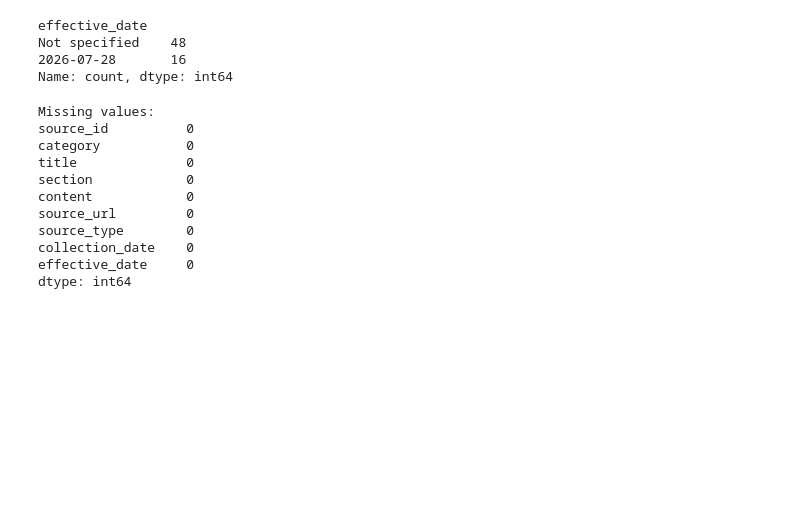
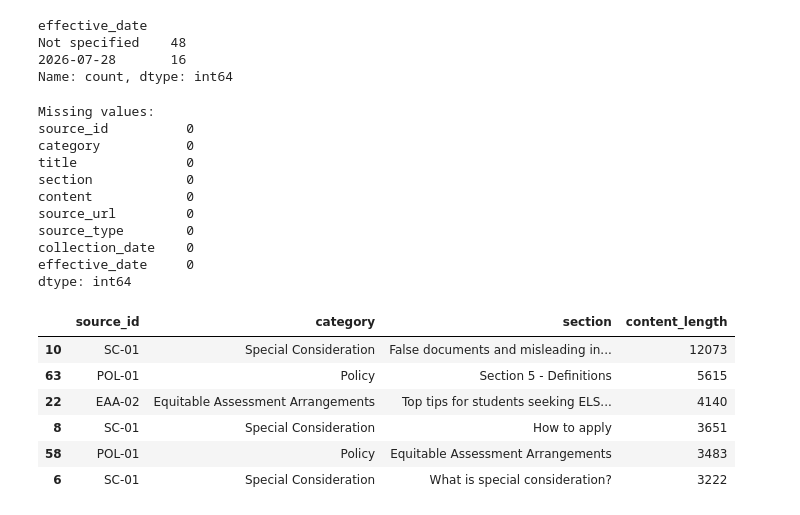
Before and after one commit to S4199668/walert-group64, a Jupyter notebook: version_2/Final_1.ipynb, the cells around one changed output. Drawn from its saved outputs; the diff is of its cells as text; code cells hidden in the pictures; blank space fills up the shorter version.

```diff
--- a/version_2/Final_1.ipynb
+++ b/version_2/Final_1.ipynb
@@ -1060,3 +1086,22 @@ source_type        0
 collection_date    0
 effective_date     0
 dtype: int64
+# %%
+large_records = clean_df[
+    clean_df["content_length"] > 3000
+][
+    ["source_id", "category", "section", "content_length"]
+].sort_values(
+    "content_length",
+    ascending=False
+)
+
+display(large_records)
+# %% [output]
+|  | source_id | category | section | content_length |
+| 10 | SC-01 | Special Consideration | False documents and misleading in... | 12073 |
+| 63 | POL-01 | Policy | Section 5 - Definitions | 5615 |
+| 22 | EAA-02 | Equitable Assessment Arrangements | Top tips for students seeking ELS... | 4140 |
+| 8 | SC-01 | Special Consideration | How to apply | 3651 |
+| 58 | POL-01 | Policy | Equitable Assessment Arrangements | 3483 |
+| 6 | SC-01 | Special Consideration | What is special consideration? | 3222 |
```
Also changed, not shown: parts of 13 cells of this notebook, 2 other files.
